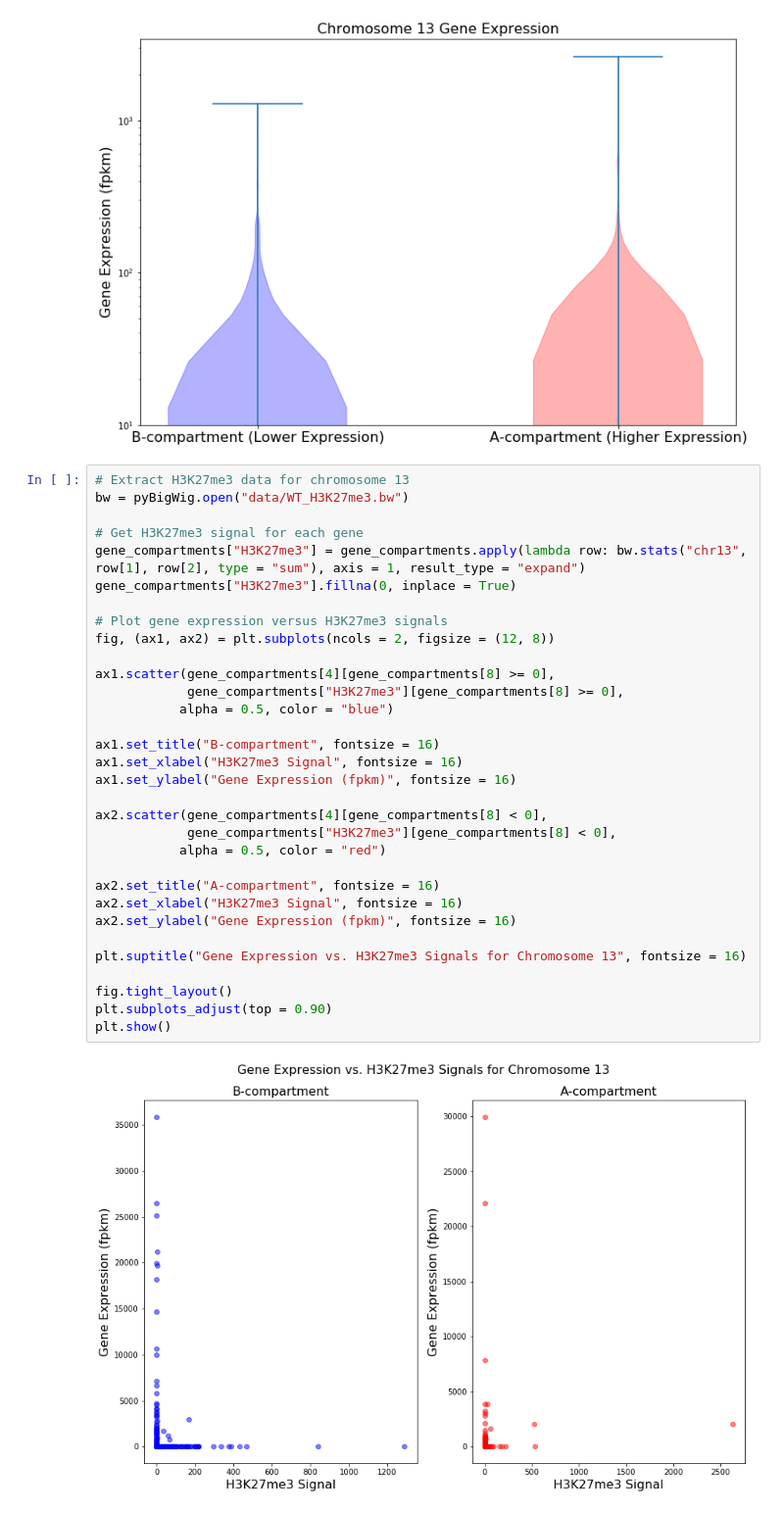
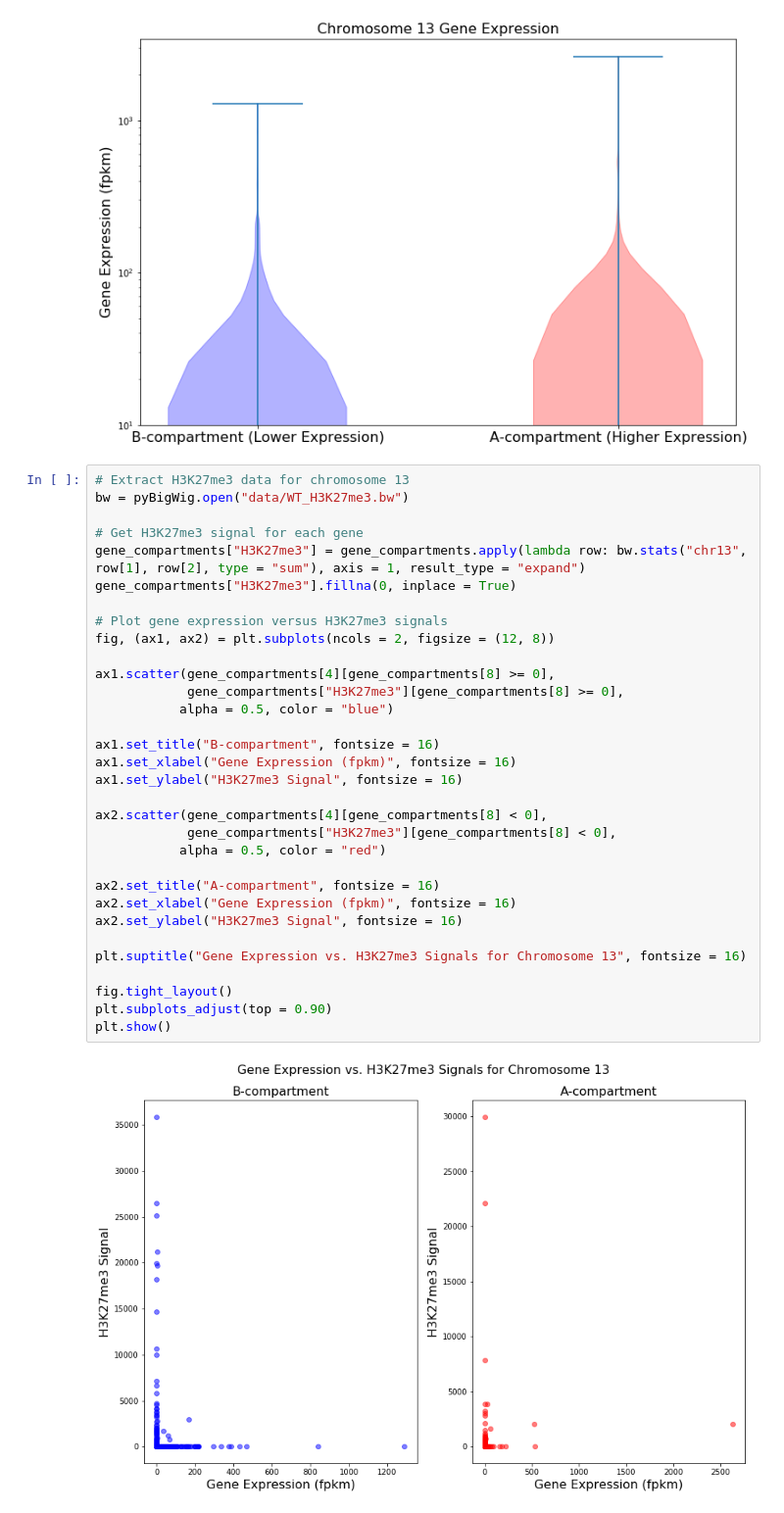
Before and after one commit to schidambaran/qbb2020-answers, a Jupyter notebook: week9/week9_python.ipynb, the cells around one changed output. Shown: that part at 98% size. Drawn from its saved outputs; the diff is of its cells as text.

Commit message:
Fixed axes of scatter plots

```diff
--- a/week9/week9_python.ipynb
+++ b/week9/week9_python.ipynb
@@ -92,34 +92,34 @@ plt.show()
 # %%
 # Extract H3K27me3 data for chromosome 13
 bw = pyBigWig.open("data/WT_H3K27me3.bw")
 
 # Get H3K27me3 signal for each gene
 gene_compartments["H3K27me3"] = gene_compartments.apply(lambda row: bw.stats("chr13", row[1], row[2], type = "sum"), axis = 1, result_type = "expand")
 gene_compartments["H3K27me3"].fillna(0, inplace = True)
 
 # Plot gene expression versus H3K27me3 signals
 fig, (ax1, ax2) = plt.subplots(ncols = 2, figsize = (12, 8))
 
 ax1.scatter(gene_compartments[4][gene_compartments[8] >= 0],
             gene_compartments["H3K27me3"][gene_compartments[8] >= 0],
            alpha = 0.5, color = "blue")
 
 ax1.set_title("B-compartment", fontsize = 16)
-ax1.set_xlabel("H3K27me3 Signal", fontsize = 16)
-ax1.set_ylabel("Gene Expression (fpkm)", fontsize = 16)
+ax1.set_xlabel("Gene Expression (fpkm)", fontsize = 16)
+ax1.set_ylabel("H3K27me3 Signal", fontsize = 16)
 
 ax2.scatter(gene_compartments[4][gene_compartments[8] < 0],
             gene_compartments["H3K27me3"][gene_compartments[8] < 0],
            alpha = 0.5, color = "red")
 
 ax2.set_title("A-compartment", fontsize = 16)
-ax2.set_xlabel("H3K27me3 Signal", fontsize = 16)
-ax2.set_ylabel("Gene Expression (fpkm)", fontsize = 16)
+ax2.set_xlabel("Gene Expression (fpkm)", fontsize = 16)
+ax2.set_ylabel("H3K27me3 Signal", fontsize = 16)
 
 plt.suptitle("Gene Expression vs. H3K27me3 Signals for Chromosome 13", fontsize = 16)
 
 fig.tight_layout()
 plt.subplots_adjust(top = 0.90)
 plt.show()
 # %% [output]
-[figure, old version]
+[figure, new version]
```
